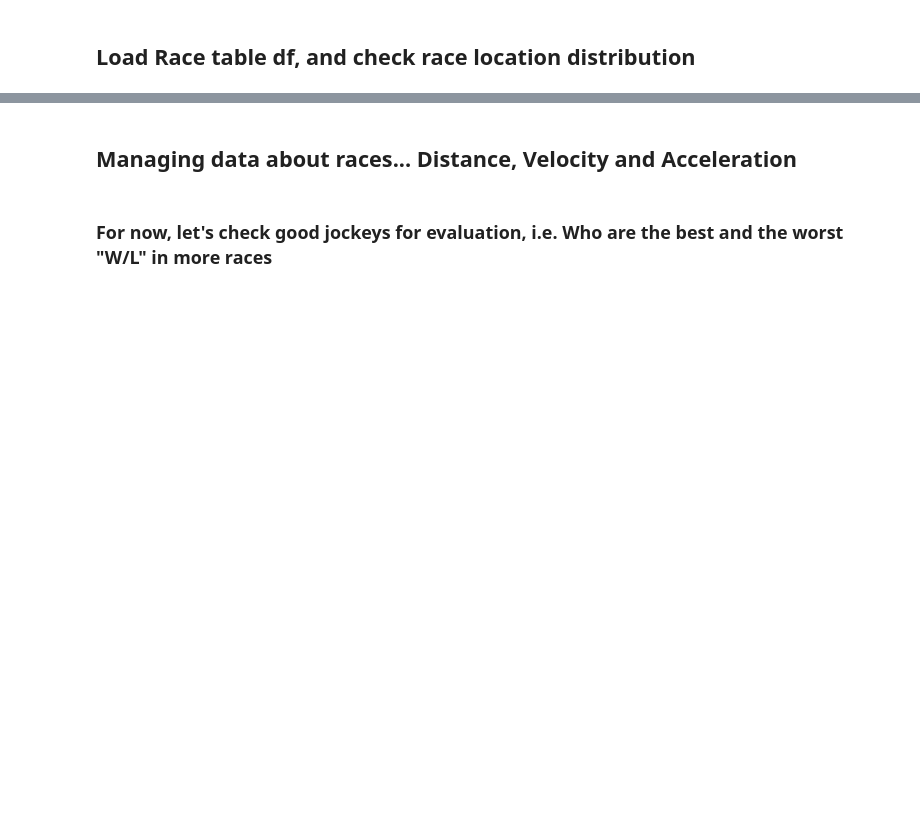
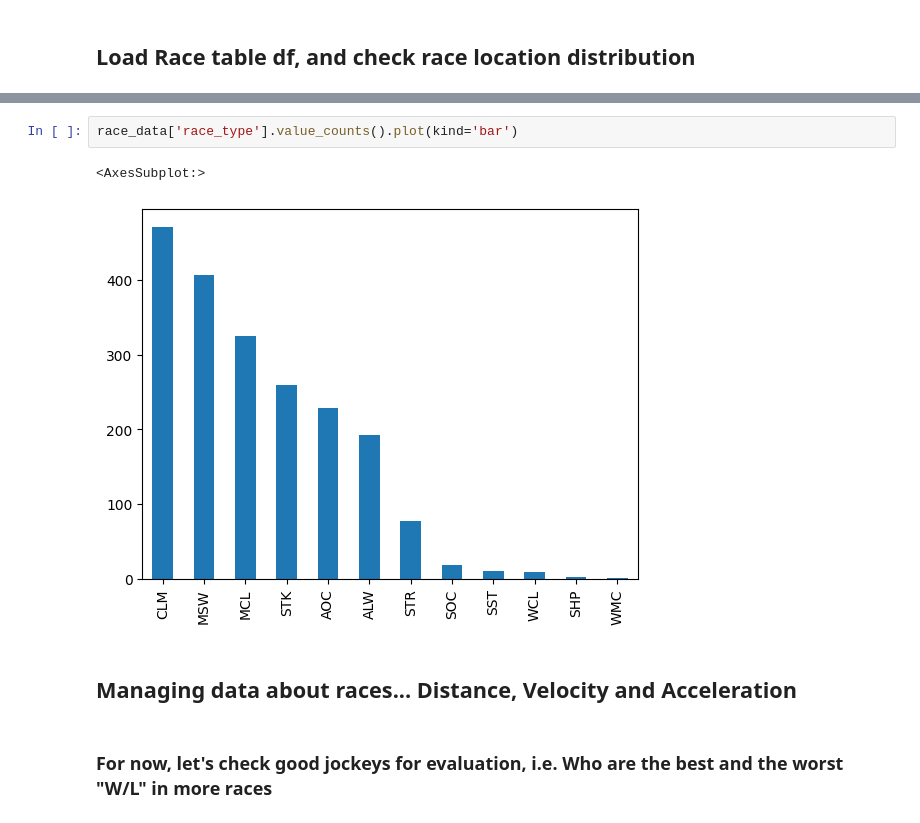
Before and after one commit to santiagoras/big-data-derby-kaggle, a Jupyter notebook: notebooks/sainth/eda.ipynb, the cells around one changed output, grey strips where cells are left out. Saved outputs shown, nothing was run; the diff lists cells and outputs as text; blank space fills up the shorter version.

```diff
--- a/notebooks/sainth/eda.ipynb
+++ b/notebooks/sainth/eda.ipynb
@@ -41,3 +55,8 @@ race_data['track_id'].value_counts().plot(kind='bar')
+# %%
+race_data['race_type'].value_counts().plot(kind='bar')
+# %% [output]
+<AxesSubplot:>
+[figure, added]
 # %% [markdown]
 ## Managing data about races... Distance, Velocity and Acceleration
 # %% [markdown]
```
Also changed, not shown: parts of 16 cells of this notebook.
